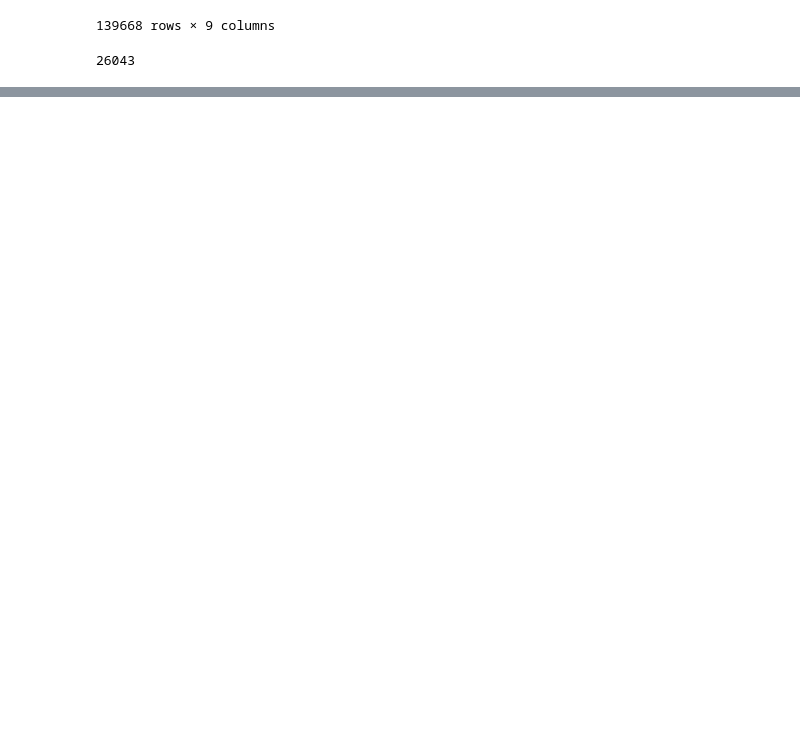
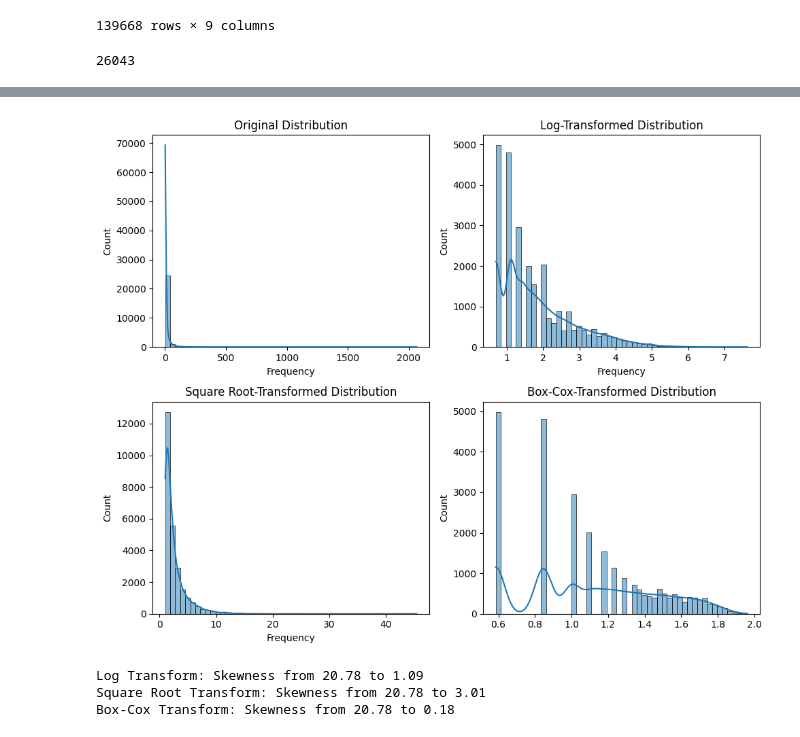
Before and after one commit to madhuqmar/rfm_recommendation_models, a Jupyter notebook: rfm_segmentation.ipynb, the cells around one changed output, grey strips where cells are left out. Drawn from its saved outputs; the diff is of its cells as text; code cells hidden in the pictures; blank space fills up the shorter version.

```diff
--- a/rfm_segmentation.ipynb
+++ b/rfm_segmentation.ipynb
@@ -311,0 +453,7 @@ len(sales_df)
+# %%
+analyze_skewness('Frequency')
+# %% [output]
+[figure, added]
+Log Transform: Skewness from 20.78 to 1.09
+Square Root Transform: Skewness from 20.78 to 3.01
+Box-Cox Transform: Skewness from 20.78 to 0.18
```
Also changed, not shown: parts of 80 cells of this notebook, 3 other files.
